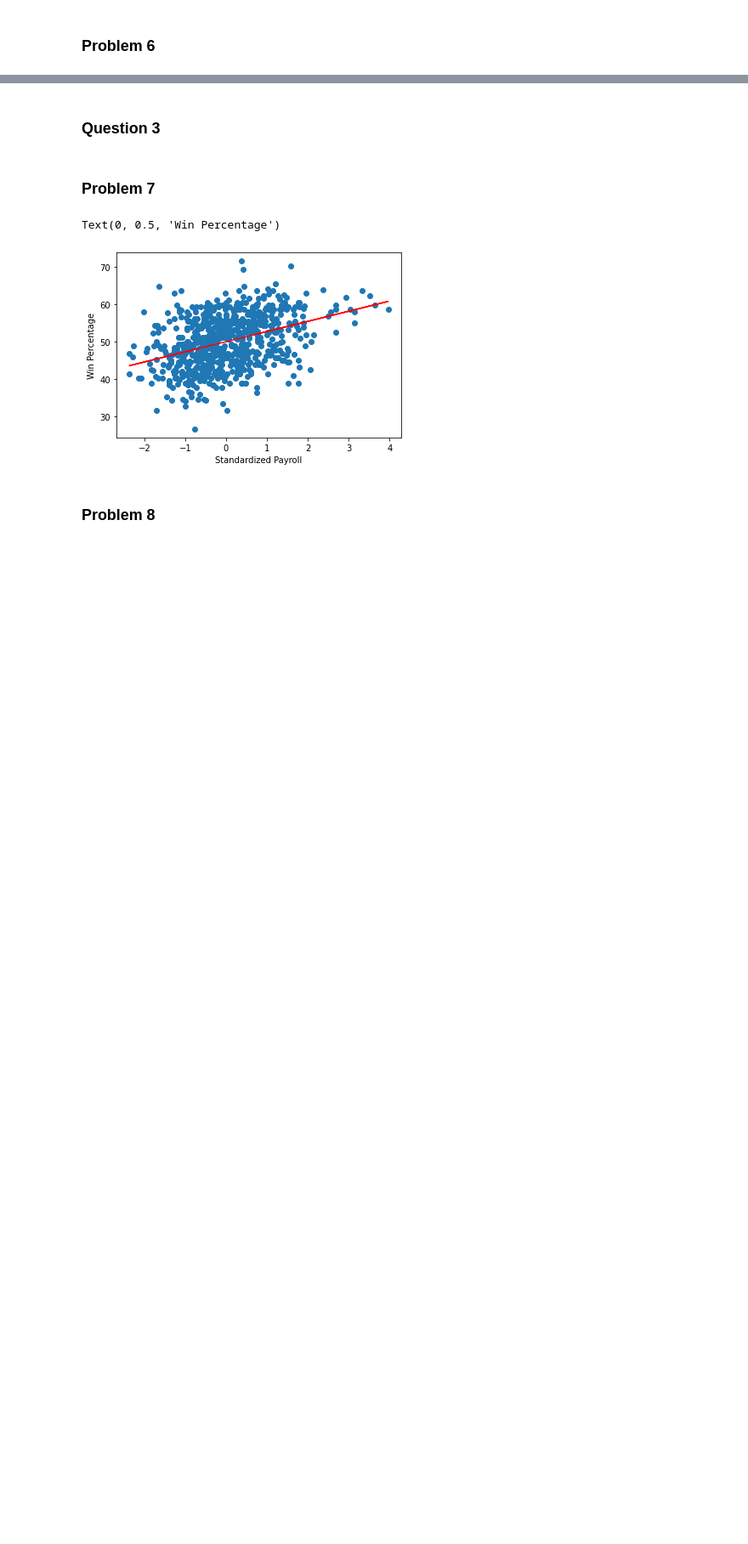
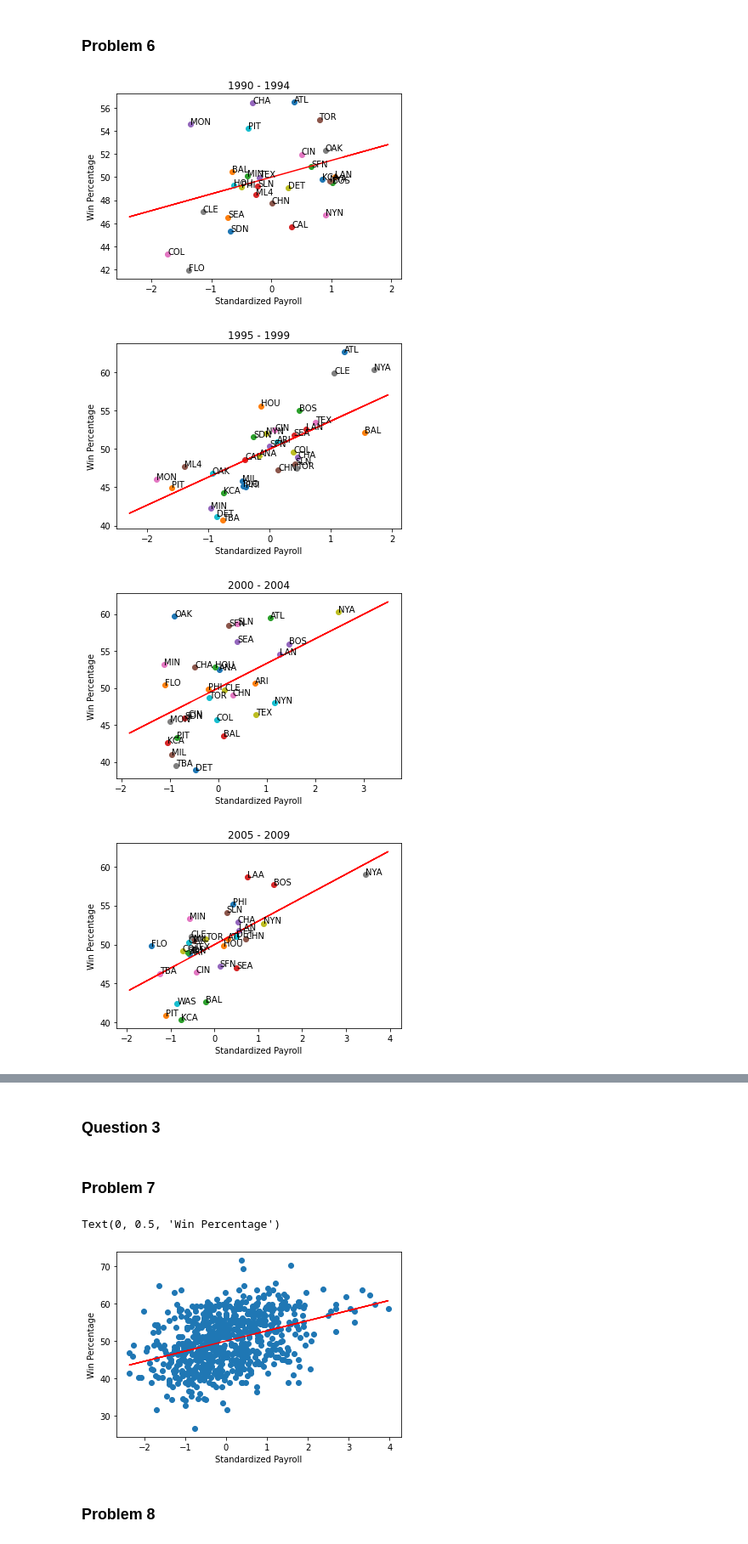
Before and after one commit to NickOuellet/Moneyball, a Jupyter notebook: Project 2 Moneyball.ipynb, the cells around one changed output, grey strips where cells are left out. Shown: that part at 85% size. Drawn from its saved outputs; the diff is of its cells as text; code cells hidden in the pictures; blank space fills up the shorter version.

```diff
--- a/Project 2 Moneyball.ipynb
+++ b/Project 2 Moneyball.ipynb
@@ -175,2 +178,36 @@ relation
 # %% [markdown]
 ### Problem 6
+# %%
+bins = pandas.cut(x = relation["yearID"], bins = 5, retbins=True)
+
+year_lst = []
+for i in range(5):
+    year_lst.append((bins[1][i],bins[1][i+1]))
+
+
+bin0 = relation[(relation["yearID"] >= year_lst[0][0]) & (relation["yearID"] < year_lst[0][1])]
+bin1 = relation[(relation["yearID"] > year_lst[1][0]) & (relation["yearID"] < year_lst[1][1])]
+bin2 = relation[(relation["yearID"] > year_lst[2][0]) & (relation["yearID"] < year_lst[2][1])]
+bin3 = relation[(relation["yearID"] > year_lst[3][0]) & (relation["yearID"] < year_lst[3][1])]
+bin4 = relation[(relation["yearID"] > year_lst[4][0]) & (relation["yearID"] <= year_lst[4][1])]
+
+bin_lst = [bin0,bin1,bin2,bin3,bin4]
+# %%
+for bin_df in bin_lst:
+       # plt.figure(figsize=(10,10))
+       for team in bin_df["teamID"].unique():
+              plt.scatter(bin_df[bin_df["teamID"] == team]["standardized payroll"].mean(),bin_df[bin_df["teamID"] == team]["win_percentage"].mean() )
+              plt.text(bin_df[bin_df["teamID"] == team]["standardized payroll"].mean(),bin_df[bin_df["teamID"] == team]["win_percentage"].mean(),team)
+       lin_regr = stats.linregress(bin_df["standardized payroll"],y=bin_df["win_percentage"])
+       plt.plot(bin_df["standardized payroll"], lin_regr.intercept + lin_regr.slope*bin_df["standardized payroll"],"r")
+       plt.xlabel("Standardized Payroll")
+       plt.ylabel("Win Percentage")
+       title = "%d - %d" % (int(bin_df["yearID"].min()), int(bin_df["yearID"].max()))
+       plt.title(title)
+
+       plt.show()
+# %% [output]
+[figure, added]
+[figure, added]
+[figure, added]
+[figure, added]
```
Also changed, not shown: parts of 9 cells of this notebook.
